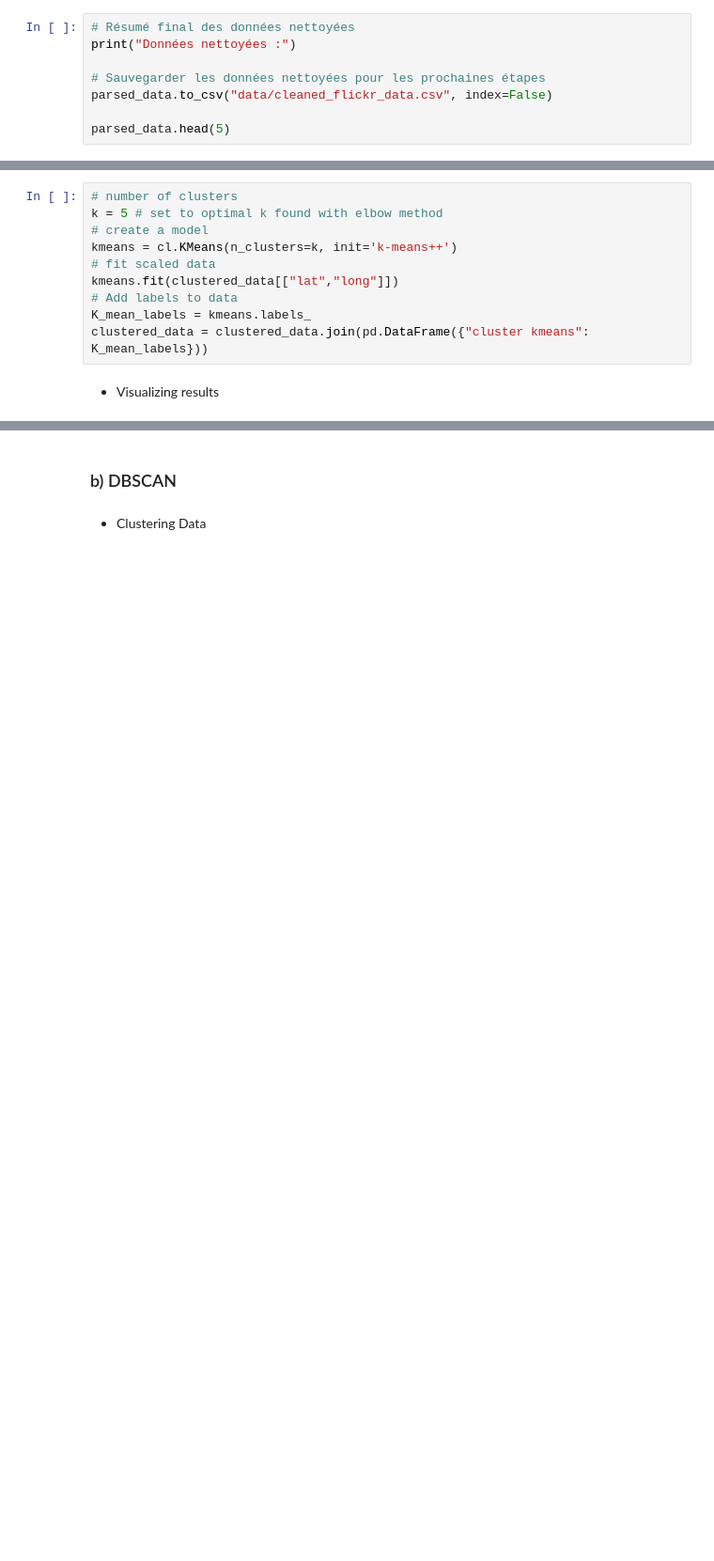
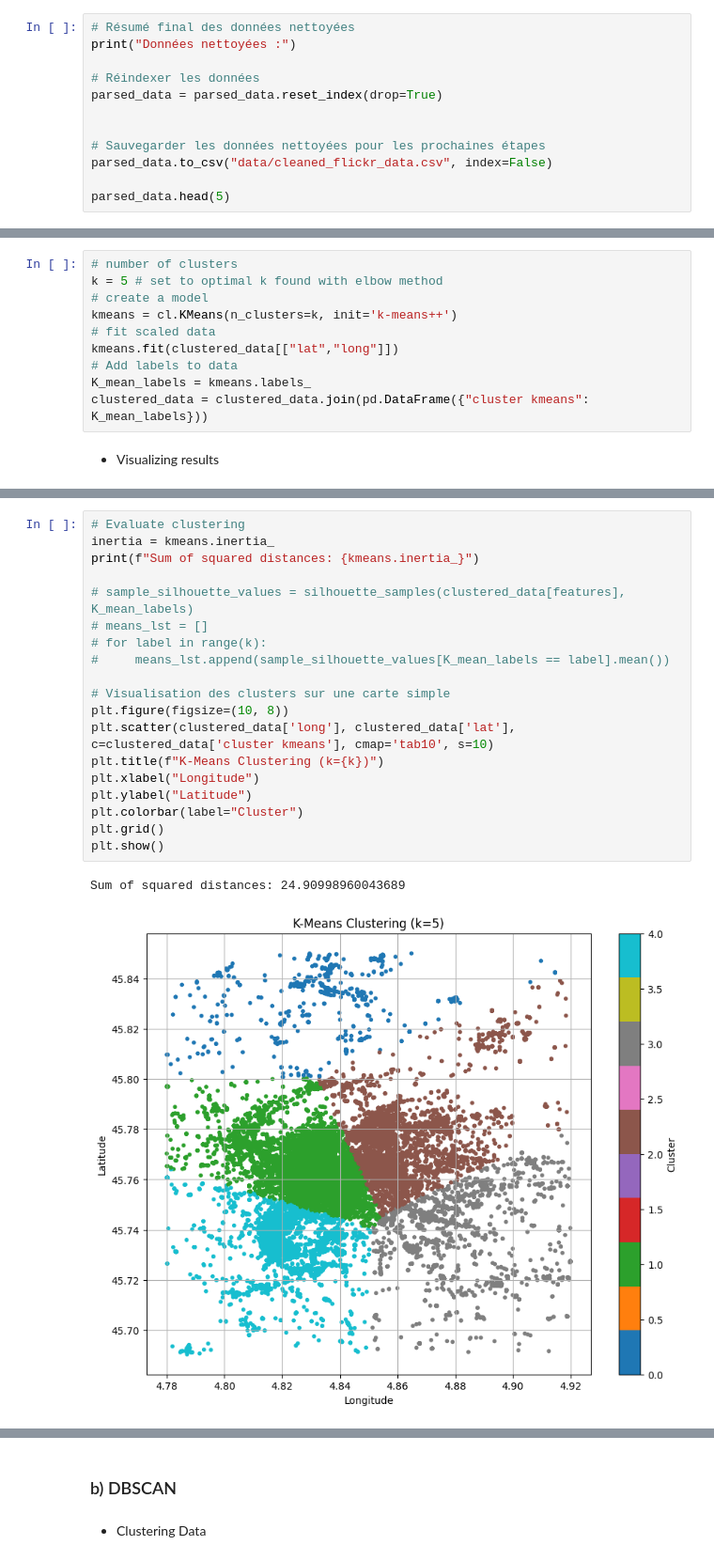
Before and after one commit to Diego-LarrazM/Data-Lyon-Mining_4IF, a Jupyter notebook: exploration-grand-lyon.ipynb, the cells around one changed output, grey strips where cells are left out. Shown: that part at 94% size. Cells and saved outputs as stored; diff of their text form; blank space fills up the shorter version.

Commit message:
visualizing kmeans

```diff
--- a/exploration-grand-lyon.ipynb
+++ b/exploration-grand-lyon.ipynb
@@ -280,6 +280,10 @@ parsed_data['title'] = parsed_data['title'].apply(clean_text)
 # %%
 # Résumé final des données nettoyées
 print("Données nettoyées :")
+
+# Réindexer les données
+parsed_data = parsed_data.reset_index(drop=True)
+
 
 # Sauvegarder les données nettoyées pour les prochaines étapes
 parsed_data.to_csv("data/cleaned_flickr_data.csv", index=False)
@@ -400,0 +378,22 @@ Sum of squared distances: 24.90989404103747
+# %%
+# Evaluate clustering
+inertia = kmeans.inertia_
+print(f"Sum of squared distances: {kmeans.inertia_}")
+
+# sample_silhouette_values = silhouette_samples(clustered_data[features], K_mean_labels)
+# means_lst = []
+# for label in range(k):
+#     means_lst.append(sample_silhouette_values[K_mean_labels == label].mean())
+
+# Visualisation des clusters sur une carte simple
+plt.figure(figsize=(10, 8))
+plt.scatter(clustered_data['long'], clustered_data['lat'], c=clustered_data['cluster kmeans'], cmap='tab10', s=10)
+plt.title(f"K-Means Clustering (k={k})")
+plt.xlabel("Longitude")
+plt.ylabel("Latitude")
+plt.colorbar(label="Cluster")
+plt.grid()
+plt.show()
+# %% [output]
+Sum of squared distances: 24.90998960043689
+[figure, added]
```
Also changed, not shown: parts of 3 cells of this notebook.
